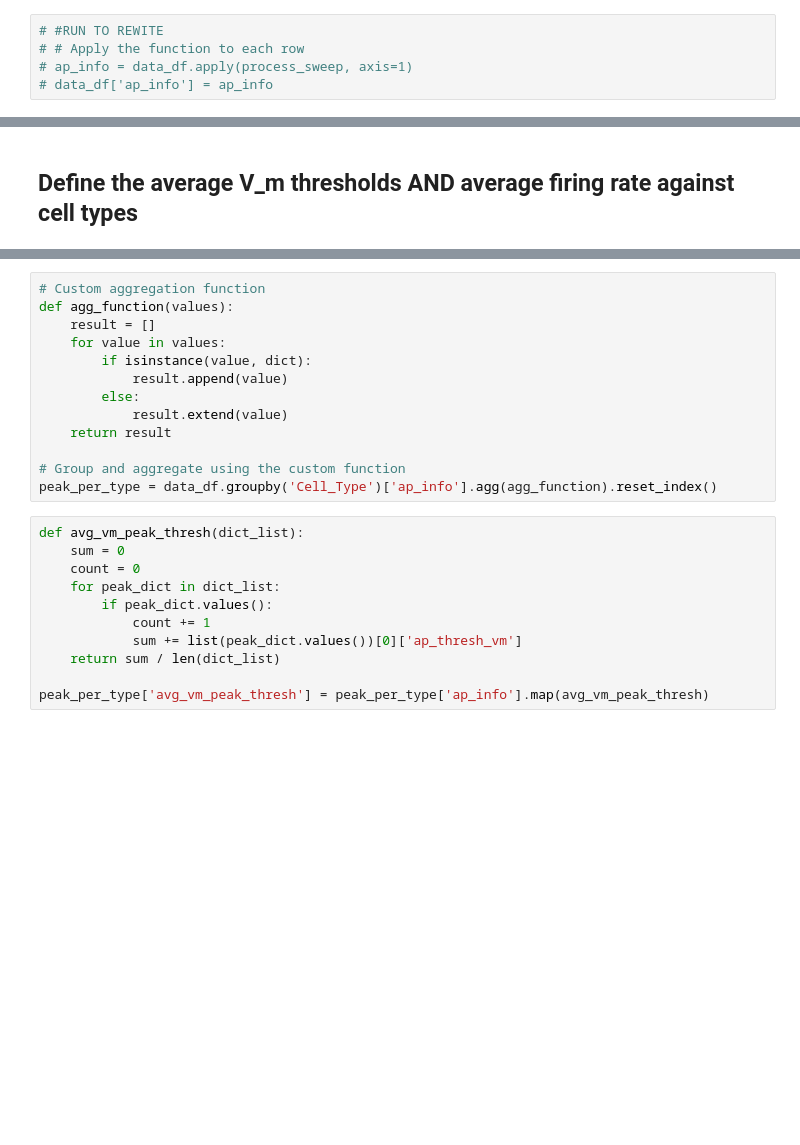
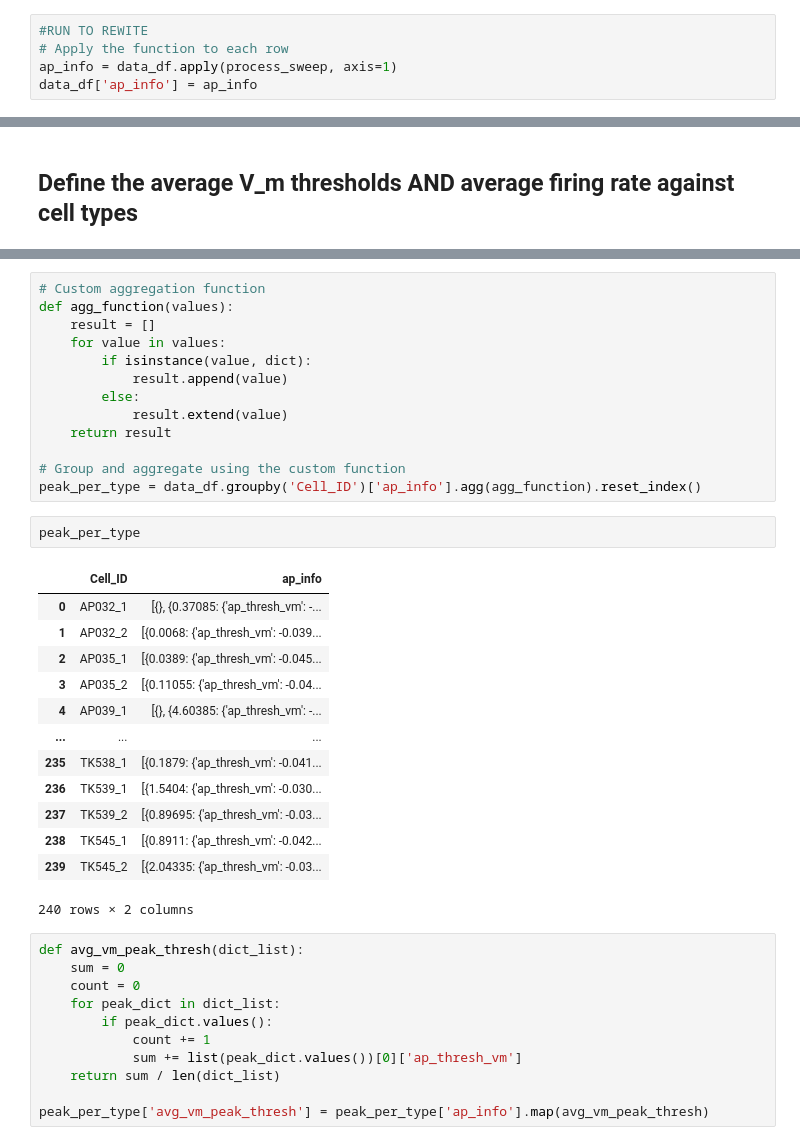
Before and after one commit to marineract/bio482_miniproject, a Jupyter notebook: results_new_defns.ipynb, the cells around one changed output, grey strips where cells are left out. Cells and saved outputs as stored; diff of their text form; blank space fills up the shorter version.

```diff
--- a/results_new_defns.ipynb
+++ b/results_new_defns.ipynb
@@ -51,8 +51,8 @@ def process_sweep(row):
     # Return a dictionary of explained APs
     return {ap[0]: explain_ap(ap) for ap in ap_params}
 # %%
-# #RUN TO REWITE
-# # Apply the function to each row
-# ap_info = data_df.apply(process_sweep, axis=1)
-# data_df['ap_info'] = ap_info
+#RUN TO REWITE
+# Apply the function to each row
+ap_info = data_df.apply(process_sweep, axis=1)
+data_df['ap_info'] = ap_info
 # %%
@@ -128,7 +162,23 @@ def agg_function(values):
     return result
 
 # Group and aggregate using the custom function
-peak_per_type = data_df.groupby('Cell_Type')['ap_info'].agg(agg_function).reset_index()
+peak_per_type = data_df.groupby('Cell_ID')['ap_info'].agg(agg_function).reset_index()
+# %%
+peak_per_type
+# %% [output]
+|  | Cell_ID | ap_info |
+| 0 | AP032_1 | [{}, {0.37085: {'ap_thresh_vm': -... |
+| 1 | AP032_2 | [{0.0068: {'ap_thresh_vm': -0.039... |
+| 2 | AP035_1 | [{0.0389: {'ap_thresh_vm': -0.045... |
+| 3 | AP035_2 | [{0.11055: {'ap_thresh_vm': -0.04... |
+| 4 | AP039_1 | [{}, {4.60385: {'ap_thresh_vm': -... |
+| ... | ... | ... |
+| 235 | TK538_1 | [{0.1879: {'ap_thresh_vm': -0.041... |
+| 236 | TK539_1 | [{1.5404: {'ap_thresh_vm': -0.030... |
+| 237 | TK539_2 | [{0.89695: {'ap_thresh_vm': -0.03... |
+| 238 | TK545_1 | [{0.8911: {'ap_thresh_vm': -0.042... |
+| 239 | TK545_2 | [{2.04335: {'ap_thresh_vm': -0.03... |
+240 rows × 2 columns
 # %%
 def avg_vm_peak_thresh(dict_list):
     sum = 0
```
Also changed, not shown: parts of 52 cells of this notebook.
